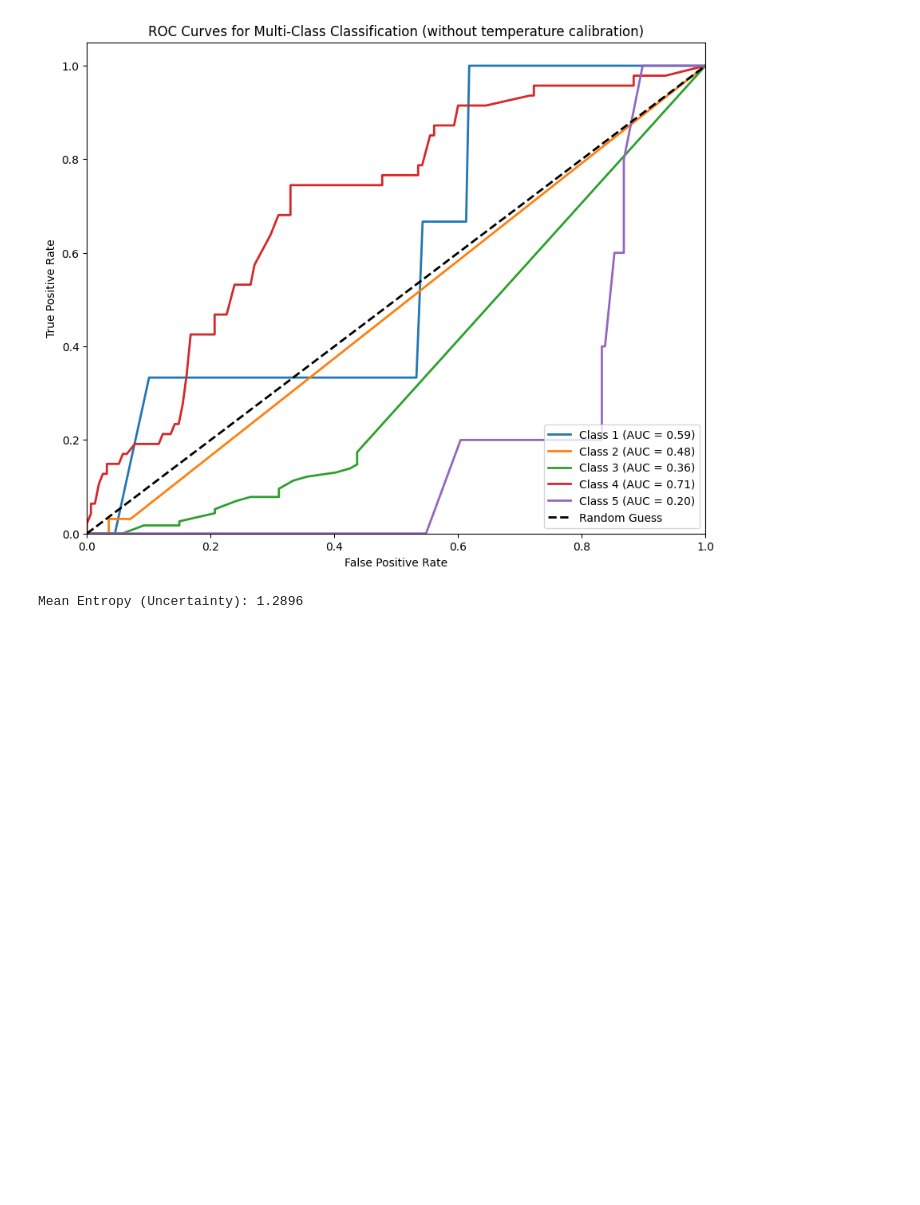
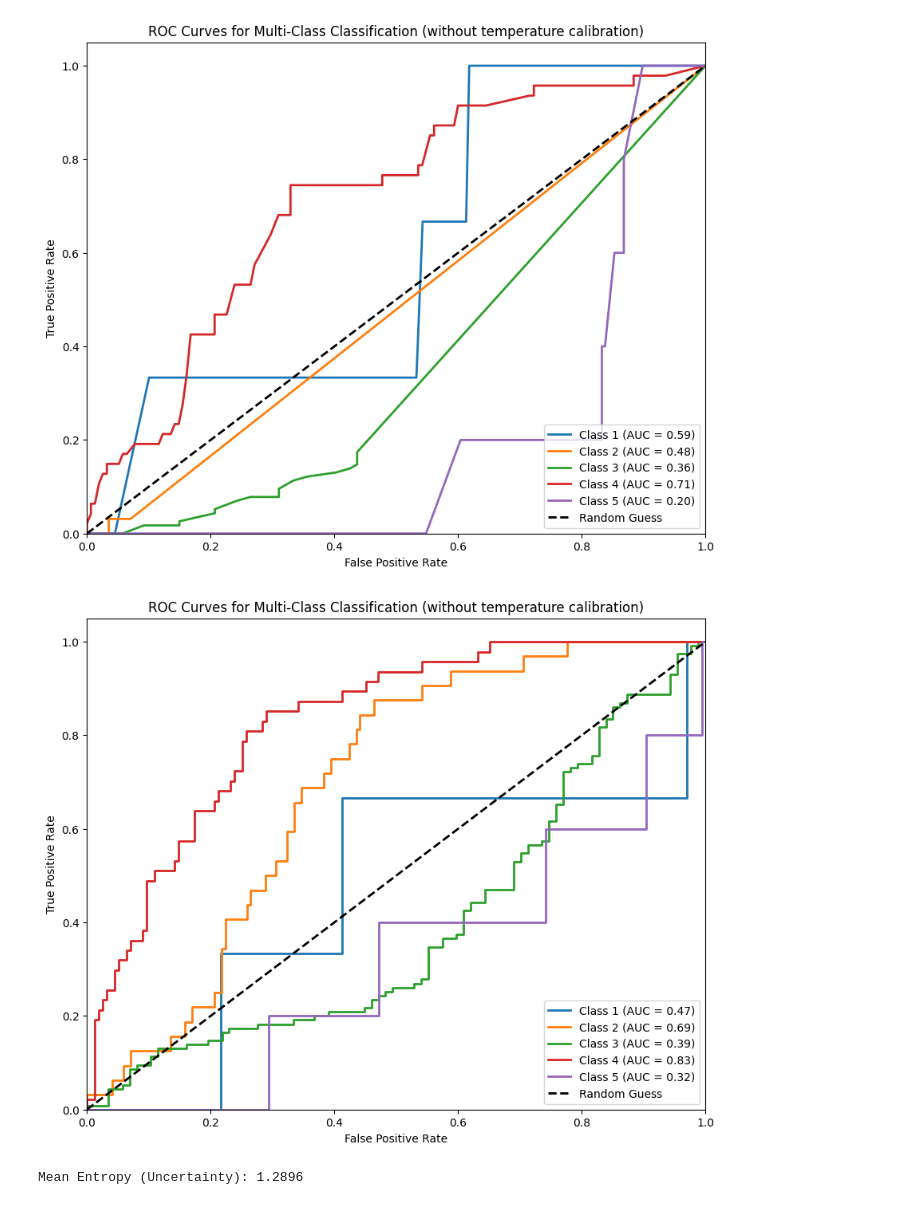
Before and after one commit to priyankvyas/mlhc2025, a Jupyter notebook: baseline/random_forest.ipynb, the cells around one changed output. Drawn from its saved outputs; the diff is of its cells as text; code cells hidden in the pictures; blank space fills up the shorter version.

```diff
--- a/baseline/random_forest.ipynb
+++ b/baseline/random_forest.ipynb
@@ -116,9 +116,20 @@ dt_model = DecisionTreeClassifier(
     class_weight='balanced',
     random_state=42
 )
+# %%
+rf_model = RandomForestClassifier(
+    n_estimators=100,
+    criterion='entropy',
+    min_samples_leaf=5,
+    max_features='sqrt',
+    class_weight='balanced',
+    random_state=42
+)
 # %%
 dt_model.fit(train_X_encoded, train_y)
 # %% [output]
 DecisionTreeClassifier(class_weight='balanced', criterion='entropy',
                        min_impurity_decrease=0.001, min_samples_leaf=5,
                        random_state=42)
+# %%
+rf_model.fit(train_X_encoded, train_y)
@@ -157,5 +202,6 @@ weighted avg       0.58      0.34      0.37       202
 # %%
 y_probs = dt_model.predict_proba(aligned_test_X_encoded)
+y_probs_rf = rf_model.predict_proba(aligned_test_X_encoded)
 # %%
 from sklearn.metrics import roc_auc_score, roc_curve
 
@@ -220,6 +287,30 @@ plt.legend(loc="lower right")
 plt.show()
 # %% [output]
 [figure]
+# %%
+# Plot ROC Curves for Random Forest Multi-Class (without temperature calibration)
+
+n_classes = y_probs_rf.shape[1]
+labels_binarized = label_binarize(numerical_labels, classes=list(range(n_classes)))
+fpr = {}
+tpr = {}
+roc_auc_dict = {}
+for i in range(n_classes):
+    fpr[i], tpr[i], _ = roc_curve(labels_binarized[:, i], y_probs_rf[:, i])
+    roc_auc_dict[i] = auc(fpr[i], tpr[i])
+plt.figure(figsize=(10, 8))
+for i in range(n_classes):
+    plt.plot(fpr[i], tpr[i], lw=2, label=f"Class {i+1} (AUC = {roc_auc_dict[i]:.2f})")
+plt.plot([0, 1], [0, 1], "k--", lw=2, label="Random Guess")
+plt.xlim([0.0, 1.0])
+plt.ylim([0.0, 1.05])
+plt.xlabel("False Positive Rate")
+plt.ylabel("True Positive Rate")
+plt.title("ROC Curves for Multi-Class Classification (without temperature calibration)")
+plt.legend(loc="lower right")
+plt.show()
+# %% [output]
+[figure, added]
 # %%
 eps = 1e-15
 probs = np.clip(y_probs, eps, 1-eps)
```
Also changed, not shown: parts of 8 cells of this notebook, 8 other files.
